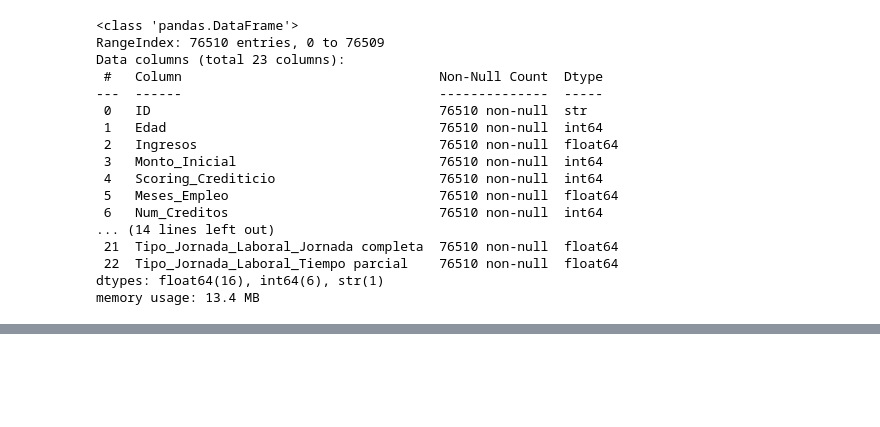
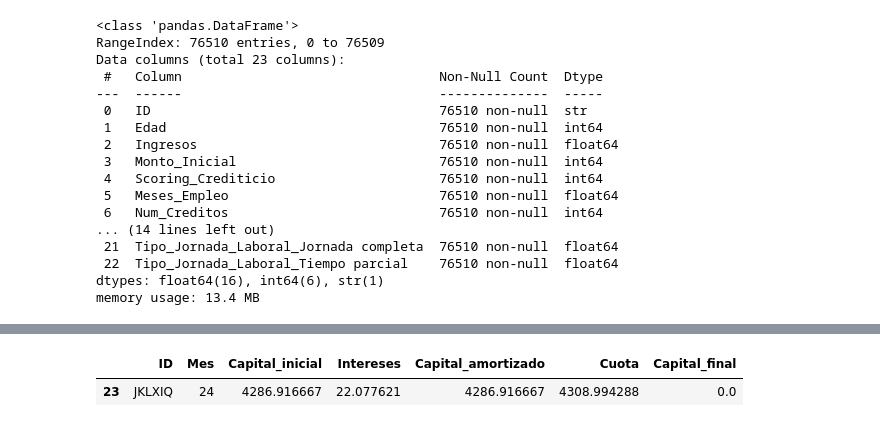
Before and after one commit to nereaaloria-ctrl/RETO-5-Verde-Claro, a Jupyter notebook: sistema_aleman.ipynb, the cells around one changed output, grey strips where cells are left out. Drawn from its saved outputs; the diff is of its cells as text; code cells hidden in the pictures; blank space fills up the shorter version.

```diff
--- a/sistema_aleman.ipynb
+++ b/sistema_aleman.ipynb
@@ -410,0 +477,8 @@ df_finanzas[[
+# %%
+# Ver ultimo mes de ese mismo prestamo
+amortizacion_alemana[
+    amortizacion_alemana["ID"] == primer_id
+].tail(1)
+# %% [output]
+|  | ID | Mes | Capital_inicial | Intereses | Capital_amortizado | Cuota | Capital_final |
+| 23 | JKLXIQ | 24 | 4286.916667 | 22.077621 | 4286.916667 | 4308.994288 | 0.0 |
```
Also changed, not shown: parts of 9 cells of this notebook.
